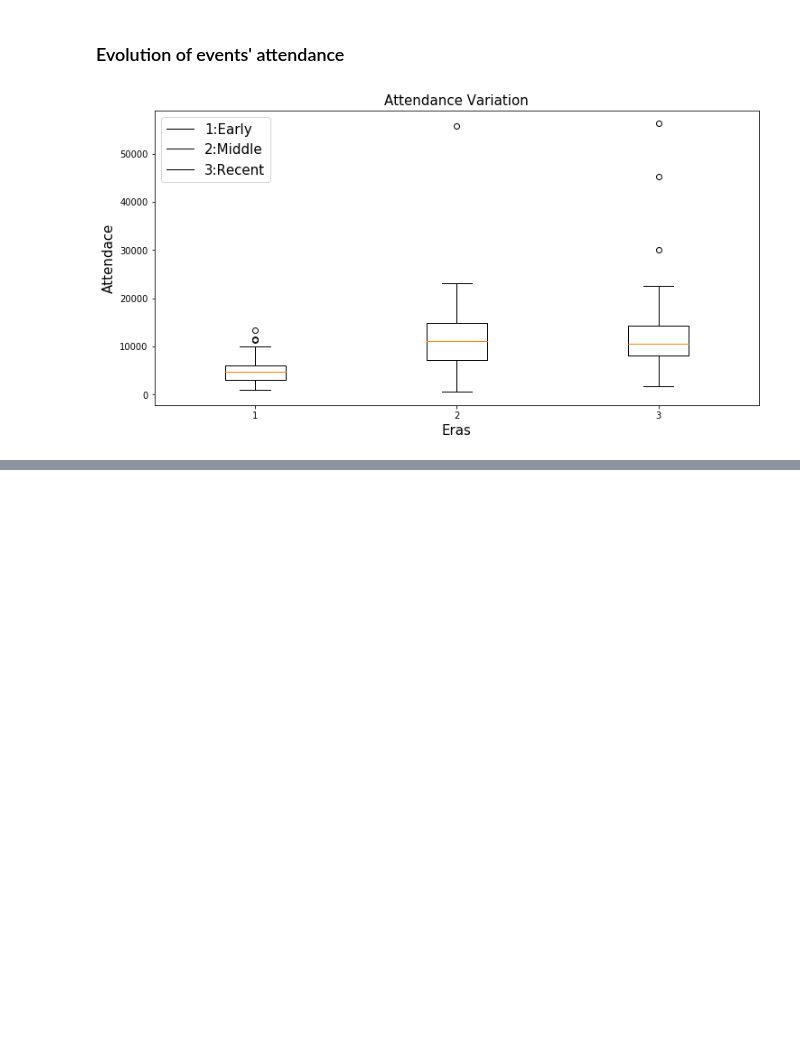
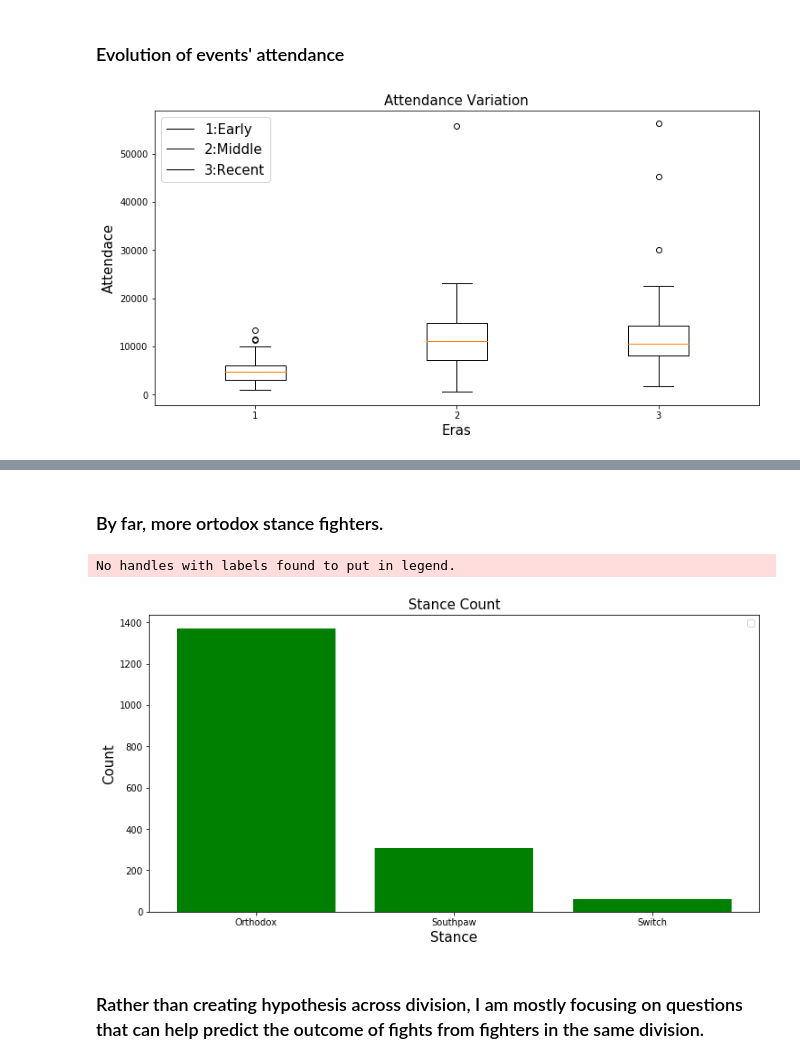
Before and after one commit to victorpena1/UFC_Analysis, a Jupyter notebook: UFC_EDA.ipynb, the cells around one changed output, grey strips where cells are left out. Saved outputs shown, nothing was run; the diff lists cells and outputs as text; code cells hidden in the pictures; blank space fills up the shorter version.

```diff
--- a/UFC_EDA.ipynb
+++ b/UFC_EDA.ipynb
@@ -119,0 +195,5 @@ No handles with labels found to put in legend.
+# %%
+df_fi_cl = df_fi[(df_fi.Stance != 'STANCE:') & (df_fi.Stance != 'Stance') & (df_fi.Stance != 'Sideways')]
+df_by_st = df_fi_cl.groupby(by= 'Stance').count()
+#df_wc = df_by_wc.sort_values(by= 'Winner', ascending=False)
+df_by_st
@@ -119,0 +206,16 @@ No handles with labels found to put in legend.
+# %% [markdown]
+### By far, more ortodox stance fighters.
+# %%
+fig, ax = plt.subplots(figsize= (12,6))
+ax.bar(df_by_st.index, df_by_st.Name, color= 'g')
+ax.set_title("Stance Count", fontsize = 15)
+ax.set_ylabel("Count", fontsize = 15)
+ax.set_xlabel("Stance", fontsize = 15)
+#plt.xticks(df_by_st.index, rotation='vertical', fontsize = 12)
+ax.legend()
+fig.show()
+# %% [output]
+No handles with labels found to put in legend.
+[figure, added]
+# %% [markdown]
+### Rather than creating hypothesis across division, I am mostly focusing on questions that can help predict the outcome of fights from fighters in the same division.
```
Also changed, not shown: parts of 27 cells of this notebook, 1 other file.
